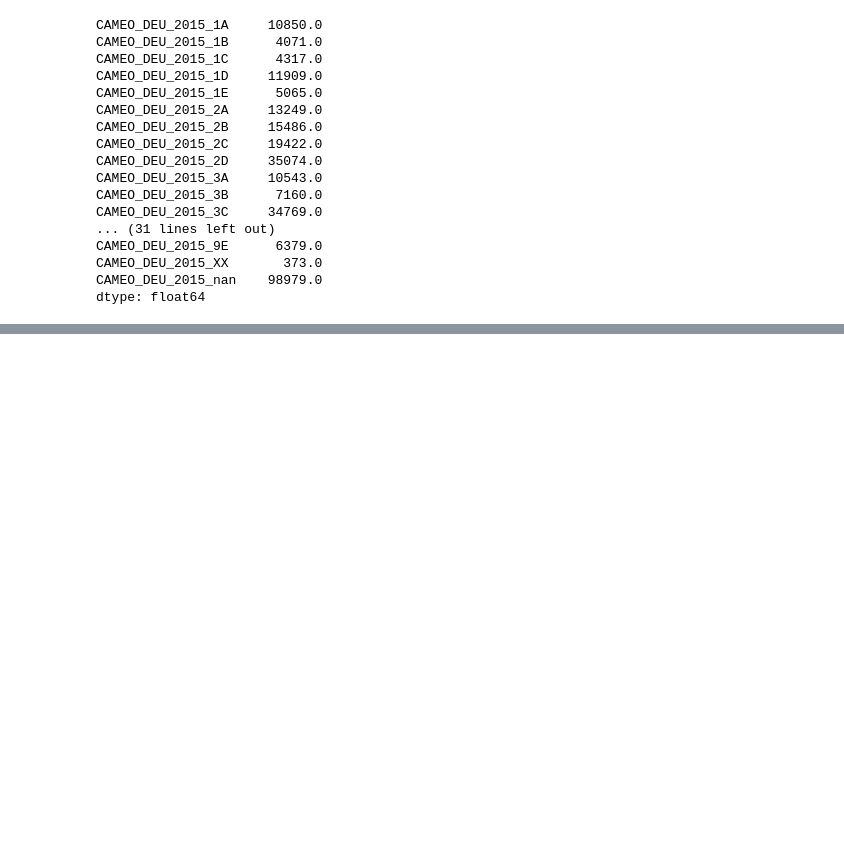
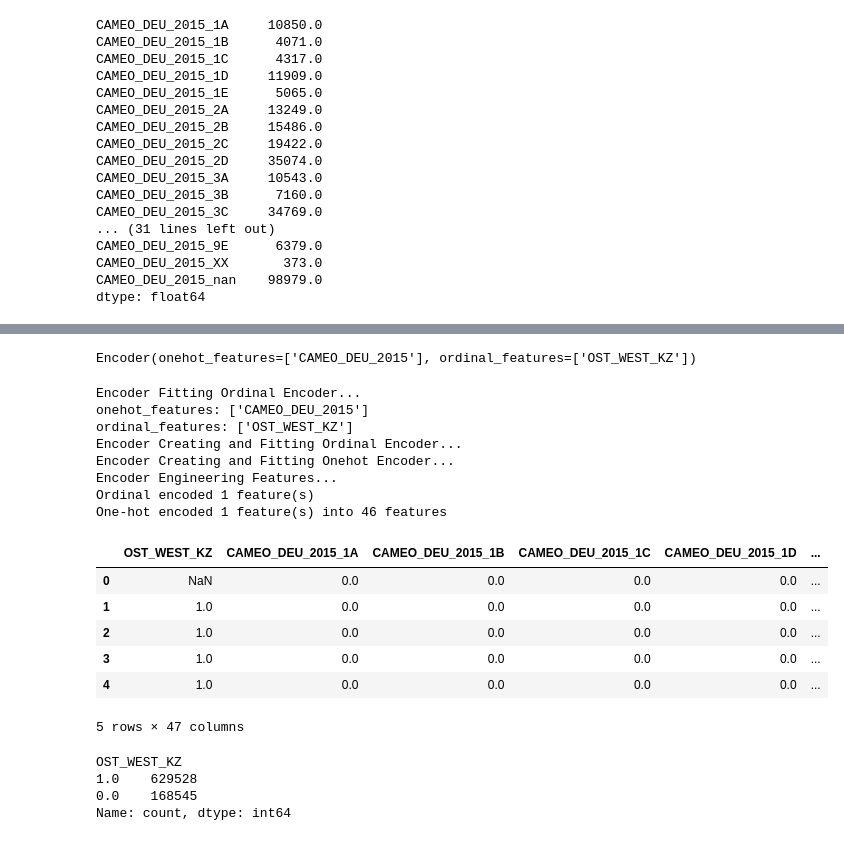
Before and after one commit to kinant/ud-ml-pytorch, a Jupyter notebook: Project 03/identify_customer_segments/testing.py.ipynb, the cells around one changed output, grey strips where cells are left out. Drawn from its saved outputs; the diff is of its cells as text; code cells hidden in the pictures; blank space fills up the shorter version.

Commit message:
PR03 - PP Encoder
Encoder seems to be working! Now will test MixedEngineer!

```diff
--- a/Project 03/identify_customer_segments/testing.py.ipynb
+++ b/Project 03/identify_customer_segments/testing.py.ipynb
@@ -177,3 +177,6 @@ CAMEO_DEU_2015_9E      6379.0
 CAMEO_DEU_2015_XX       373.0
 CAMEO_DEU_2015_nan    98979.0
 dtype: float64
+# %%
+df_test_encode = df_test_raw[['OST_WEST_KZ', 'CAMEO_DEU_2015']]
+df_test_encode.head()
@@ -179,0 +217,34 @@ dtype: float64
+# %%
+encoder = Encoder(
+    ordinal_features=['OST_WEST_KZ'],
+    onehot_features=['CAMEO_DEU_2015'],
+)
+encoder
+# %% [output]
+Encoder(onehot_features=['CAMEO_DEU_2015'], ordinal_features=['OST_WEST_KZ'])
+# %%
+df_test_encode_results = encoder.fit_transform(df_test_encode)
+df_test_encode_results.head()
+# %% [output]
+Encoder Fitting Ordinal Encoder...
+onehot_features: ['CAMEO_DEU_2015']
+ordinal_features: ['OST_WEST_KZ']
+Encoder Creating and Fitting Ordinal Encoder...
+Encoder Creating and Fitting Onehot Encoder...
+Encoder Engineering Features...
+Ordinal encoded 1 feature(s)
+One-hot encoded 1 feature(s) into 46 features
+|  | OST_WEST_KZ | CAMEO_DEU_2015_1A | CAMEO_DEU_2015_1B | CAMEO_DEU_2015_1C | CAMEO_DEU_2015_1D | ... |
+| 0 | NaN | 0.0 | 0.0 | 0.0 | 0.0 | ... |
+| 1 | 1.0 | 0.0 | 0.0 | 0.0 | 0.0 | ... |
+| 2 | 1.0 | 0.0 | 0.0 | 0.0 | 0.0 | ... |
+| 3 | 1.0 | 0.0 | 0.0 | 0.0 | 0.0 | ... |
+| 4 | 1.0 | 0.0 | 0.0 | 0.0 | 0.0 | ... |
+5 rows × 47 columns
+# %%
+df_test_encode_results['OST_WEST_KZ'].value_counts()
+# %% [output]
+OST_WEST_KZ
+1.0    629528
+0.0    168545
+Name: count, dtype: int64
```
Also changed, not shown: parts of 4 cells of this notebook.
